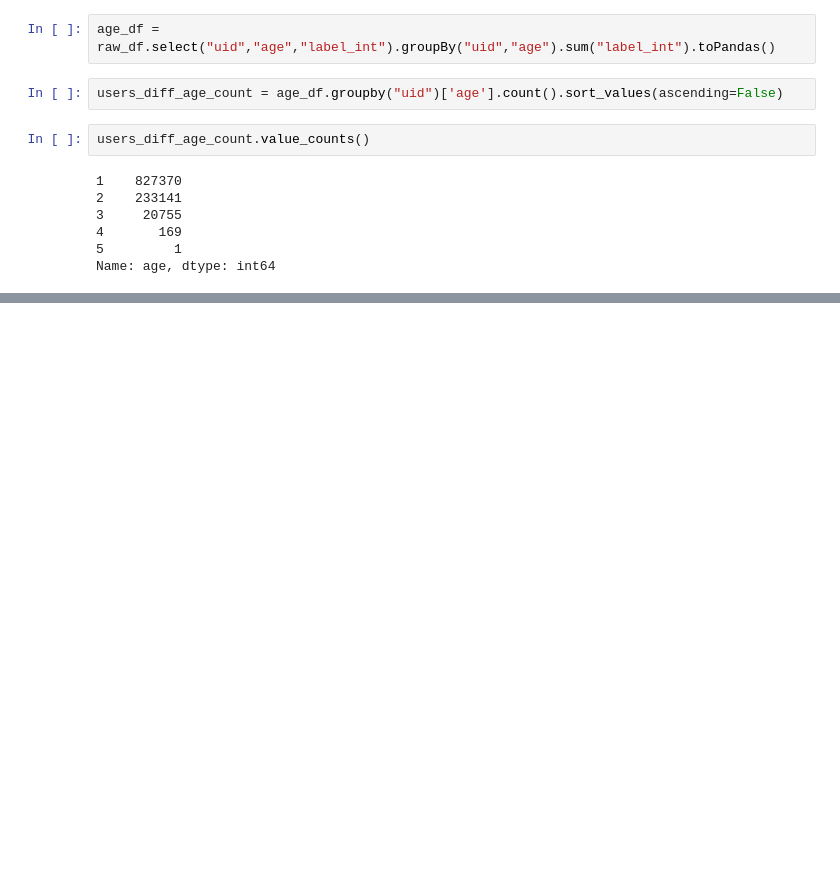
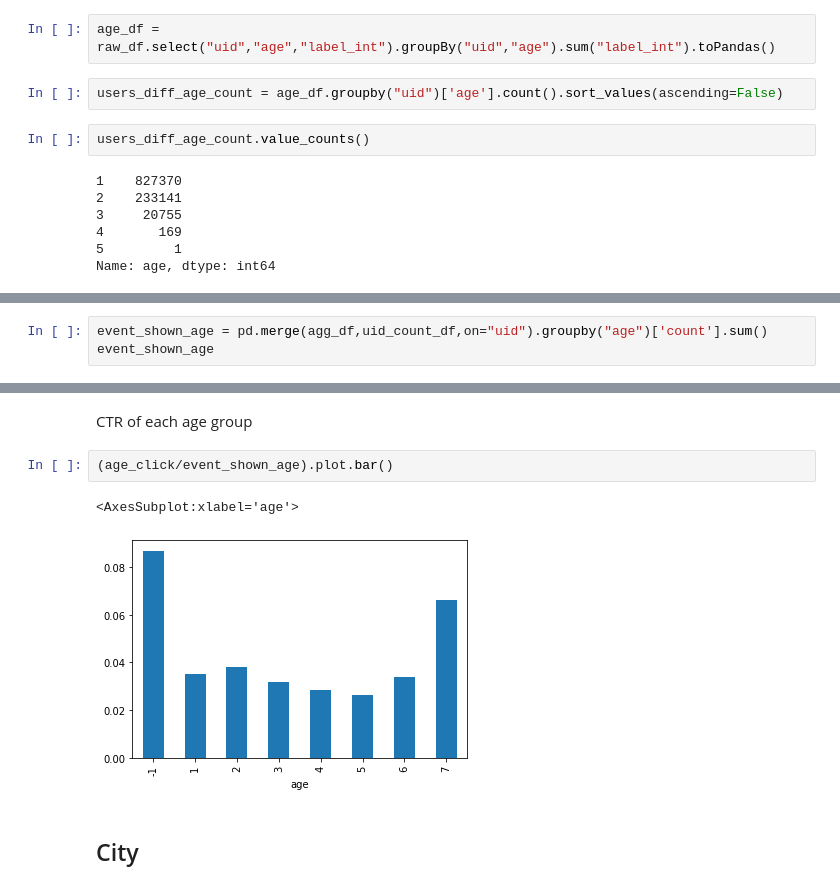
Before and after one commit to xwilchen/MLE_Nanodegree_Capstone, a Jupyter notebook: EDA.ipynb, the cells around one changed output, grey strips where cells are left out. Saved outputs shown, nothing was run; the diff lists cells and outputs as text; blank space fills up the shorter version.

Commit message:
feat: EDA age, city finished

```diff
--- a/EDA.ipynb
+++ b/EDA.ipynb
@@ -379,0 +441,3 @@ Name: age, Length: 254066, dtype: int64
+# %%
+event_shown_age = pd.merge(agg_df,uid_count_df,on="uid").groupby("age")['count'].sum()
+event_shown_age
@@ -379,0 +455,9 @@ Name: age, Length: 254066, dtype: int64
+# %% [markdown]
+CTR of each age group
+# %%
+(age_click/event_shown_age).plot.bar()
+# %% [output]
+<AxesSubplot:xlabel='age'>
+[figure, added]
+# %% [markdown]
+## City
```
Also changed, not shown: parts of 36 cells of this notebook.
